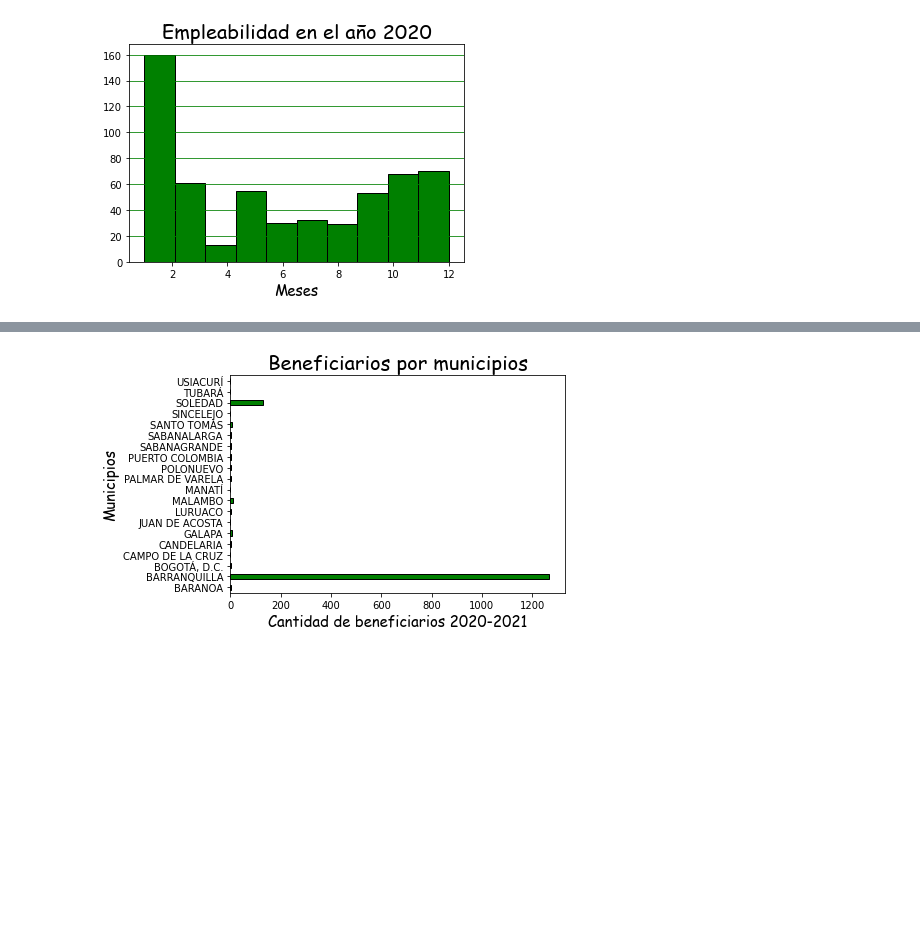
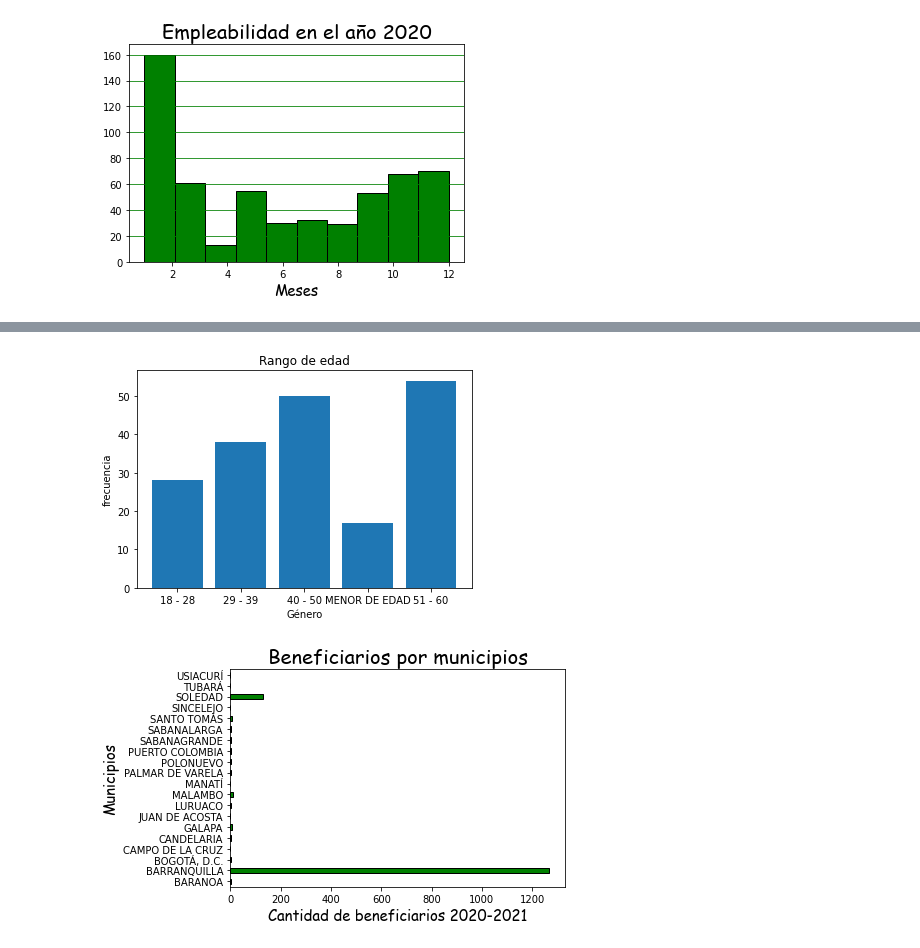
Before and after one commit to SaukB/Analisis, a Jupyter notebook: Material/Proyecto.ipynb, the cells around one changed output, grey strips where cells are left out. Drawn from its saved outputs; the diff is of its cells as text; code cells hidden in the pictures; blank space fills up the shorter version.

```diff
--- a/Material/Proyecto.ipynb
+++ b/Material/Proyecto.ipynb
@@ -206,3 +215,13 @@ plt.show
+# %%
+
+plt.bar(anio2021.Rango_Edad  ,anio2021.Edad)
+plt.title('Rango de edad')
+ax = plt.subplot()  # Axis
+ax.set_xlabel('Género')
+ax.set_ylabel('frecuencia')
+plt.show()
+# %% [output]
+[figure, added]
 # %%
 
 valor_por_ciudad = mdatos.groupby("Ciudad_Residencia")["Situación_Laboral"].count()
```
Also changed, not shown: parts of 2 cells of this notebook.
